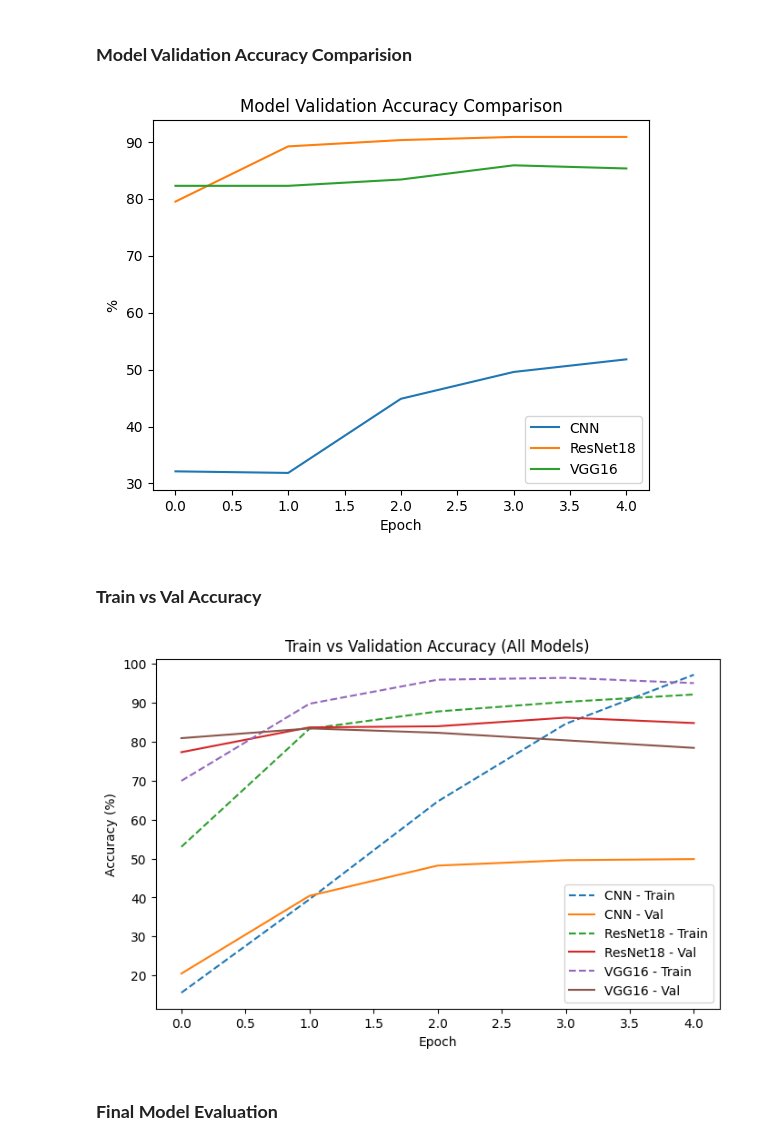
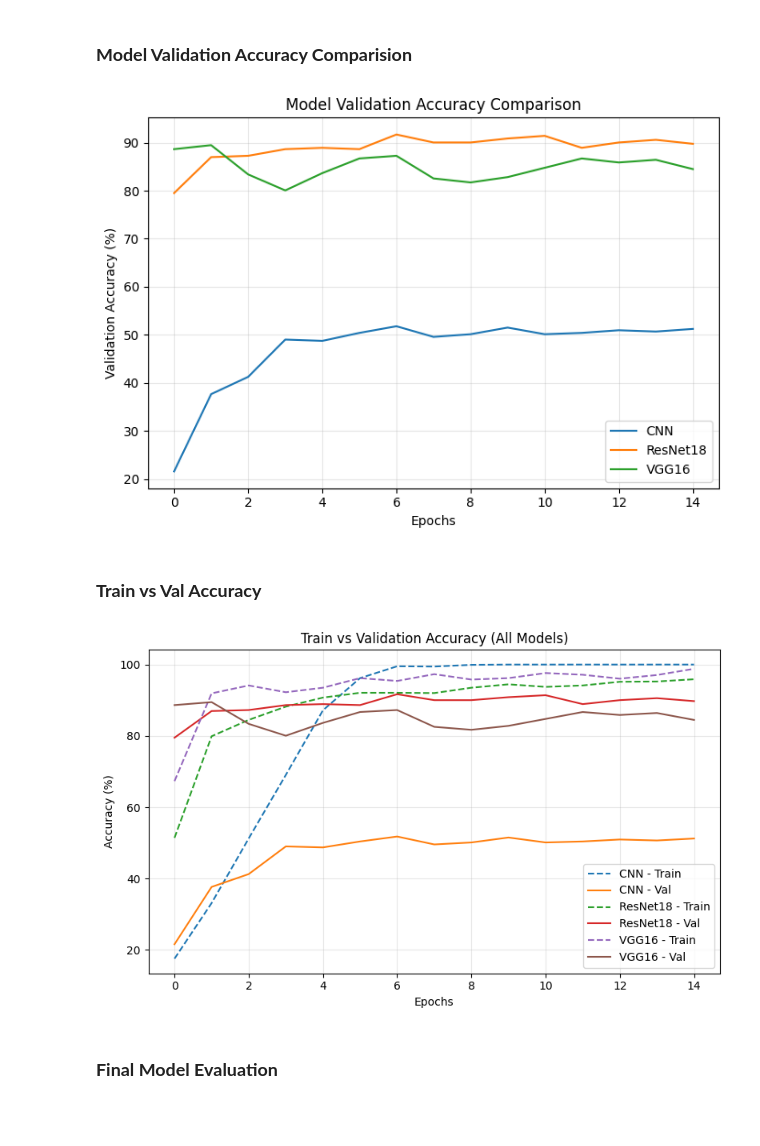
Before and after one commit to harshitxjangam/Imageclass_DL, a Jupyter notebook: notebooks/HW1_MusicInstrument_Classification.ipynb, the cells around one changed output. Saved outputs shown, nothing was run; the diff lists cells and outputs as text; code cells hidden in the pictures; blank space fills up the shorter version.

Commit message:
Final Test accuracy

```diff
--- a/notebooks/HW1_MusicInstrument_Classification.ipynb
+++ b/notebooks/HW1_MusicInstrument_Classification.ipynb
@@ -126,5 +126,5 @@ class CNN(nn.Module):
 cnn = CNN(len(classes)).to(device)
 crit = nn.CrossEntropyLoss()
 opt  = optim.Adam(cnn.parameters(), lr=1e-3)
-tr_cnn, va_cnn = train_model(cnn, crit, opt)
+tr_cnn, va_cnn = train_model(cnn, crit, opt, epochs=15)
 # %% [output]
@@ -141,5 +151,5 @@ for p in res.parameters(): p.requires_grad=False
 res.fc = nn.Linear(res.fc.in_features,len(classes))
 res = res.to(device)
 opt = optim.Adam(res.fc.parameters(),lr=1e-3)
-tr_res,va_res = train_model(res,crit,opt)
+tr_res,va_res = train_model(res,crit,opt,epochs=15)
 # %% [output]
@@ -157,5 +176,5 @@ for p in vgg.features.parameters(): p.requires_grad=False
 vgg.classifier[6] = nn.Linear(4096,len(classes))
 vgg = vgg.to(device)
 opt = optim.Adam(vgg.classifier.parameters(),lr=1e-3)
-tr_vgg,va_vgg = train_model(vgg,crit,opt)
+tr_vgg,va_vgg = train_model(vgg,crit,opt,epochs=15)
 # %% [output]
@@ -170,12 +198,20 @@ Epoch 5: Train 95.0% | Val 78.4%
 # %% [markdown]
 ### **Model Validation Accuracy Comparision**
 # %%
-plt.plot(va_cnn,label='CNN')
-plt.plot(va_res,label='ResNet18')
-plt.plot(va_vgg,label='VGG16')
-plt.title("Model Validation Accuracy Comparison"); plt.xlabel("Epoch"); plt.ylabel("%"); plt.legend(); plt.show()
+plt.figure(figsize=(7,5))
+plt.plot(va_cnn, label='CNN')
+plt.plot(va_res, label='ResNet18')
+plt.plot(va_vgg, label='VGG16')
+
+plt.title("Model Validation Accuracy Comparison")
+plt.xlabel("Epochs")
+plt.ylabel("Validation Accuracy (%)")
+plt.grid(alpha=0.3)
+plt.legend()
+plt.tight_layout()
+plt.show()
 # %% [output]
-[figure, old version]
+[figure, new version]
 # %% [markdown]
 ### **Train vs Val Accuracy**
 # %%
@@ -186,10 +222,16 @@ plt.plot(tr_res, label='ResNet18 - Train', linestyle='--')
 plt.plot(va_res, label='ResNet18 - Val')
 plt.plot(tr_vgg, label='VGG16 - Train', linestyle='--')
 plt.plot(va_vgg, label='VGG16 - Val')
+
 plt.title("Train vs Validation Accuracy (All Models)")
-plt.xlabel("Epoch"); plt.ylabel("Accuracy (%)"); plt.legend(); plt.show()
+plt.xlabel("Epochs")
+plt.ylabel("Accuracy (%)")
+plt.grid(alpha=0.3)
+plt.legend()
+plt.tight_layout()
+plt.show()
 # %% [output]
-[figure, old version]
+[figure, new version]
 # %% [markdown]
 ### **Final Model Evaluation**
 # %%
```
Also changed, not shown: parts of 24 cells of this notebook.
